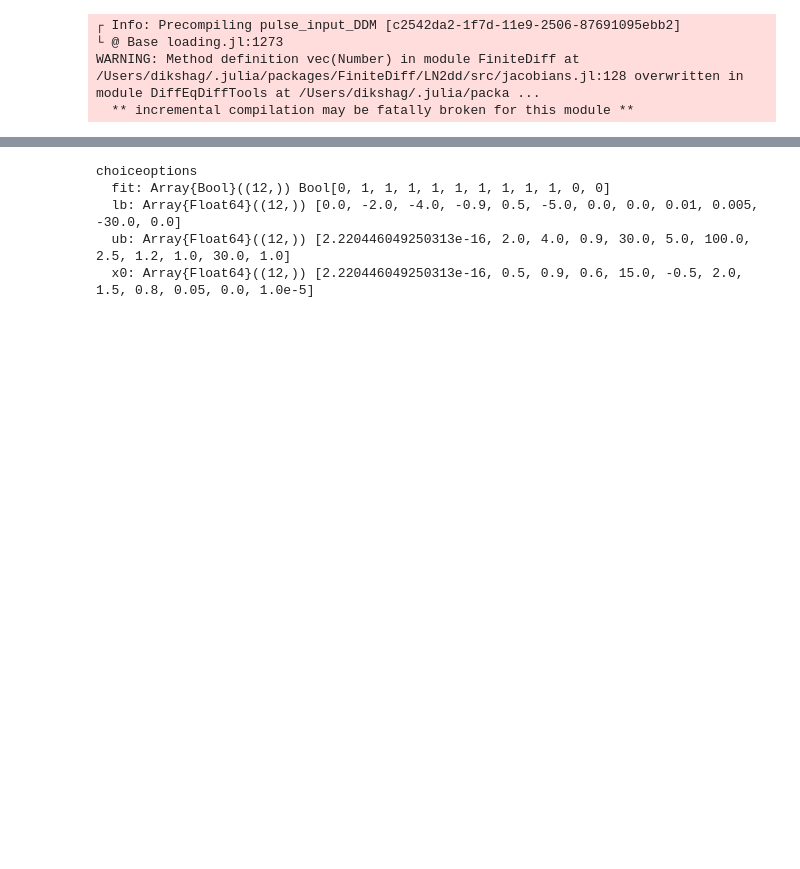
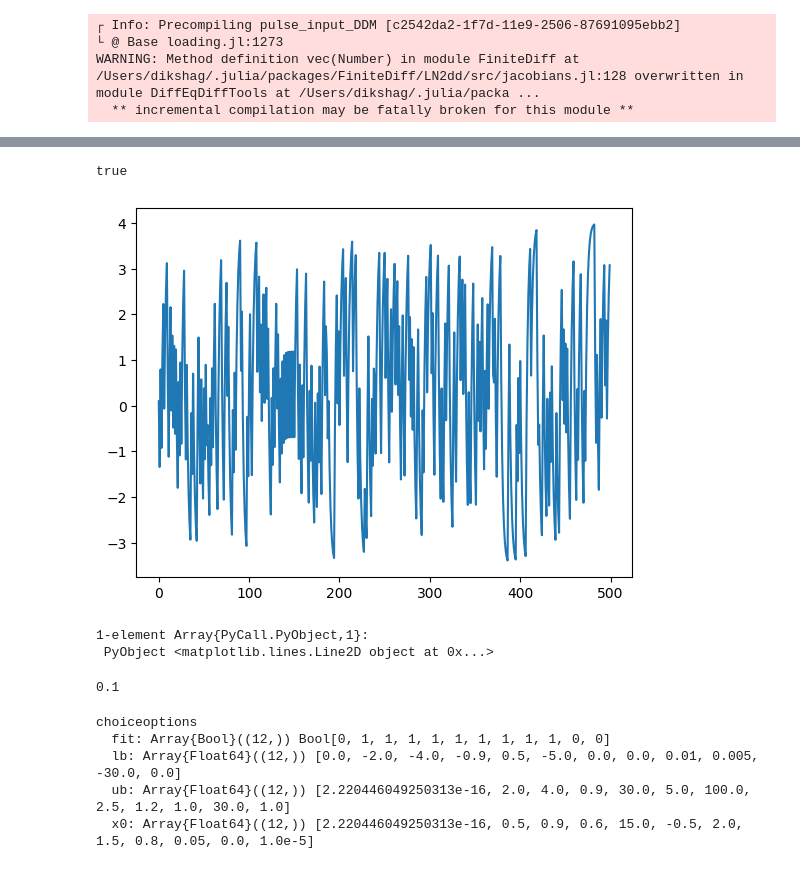
Before and after one commit to Brody-Lab/PulseInputDDM.jl, a Jupyter notebook: examples/choice_mode_synthetic_data.ipynb, the cells around one changed output, grey strips where cells are left out. Cells and saved outputs as stored; diff of their text form; code cells hidden in the pictures; blank space fills up the shorter version.

```diff
--- a/examples/choice_mode_synthetic_data.ipynb
+++ b/examples/choice_mode_synthetic_data.ipynb
@@ -154,3 +161,22 @@ WARNING: Method definition vec(Number) in module FiniteDiff at /Users/dikshag/.j
+# %%
+a,b = filter(x -> x == 1, sessbnd)
+# %% [output]
+true
+# %%
+@unpack ibias, eta, beta = θ.θz
+clickdata = map(data->data.click_data,data)
+sessbnd = map(data->data.sessbnd,data)
+
+i_0 = pulse_input_DDM.compute_initial_pt(ibias,eta,beta,clickdata, sessbnd)
+plot(i_0[1:500])
+# %% [output]
+[figure, added]
+1-element Array{PyCall.PyObject,1}:
+ PyObject <matplotlib.lines.Line2D object at 0x...>
+# %%
+ibias
+# %% [output]
+0.1
 # %%
 n = 53;
 options = choiceoptions(fit = vcat(false,true, true, true, true, true, true, true, true, true, false, false),
```
Also changed, not shown: parts of 3 cells of this notebook, 5 other files.
